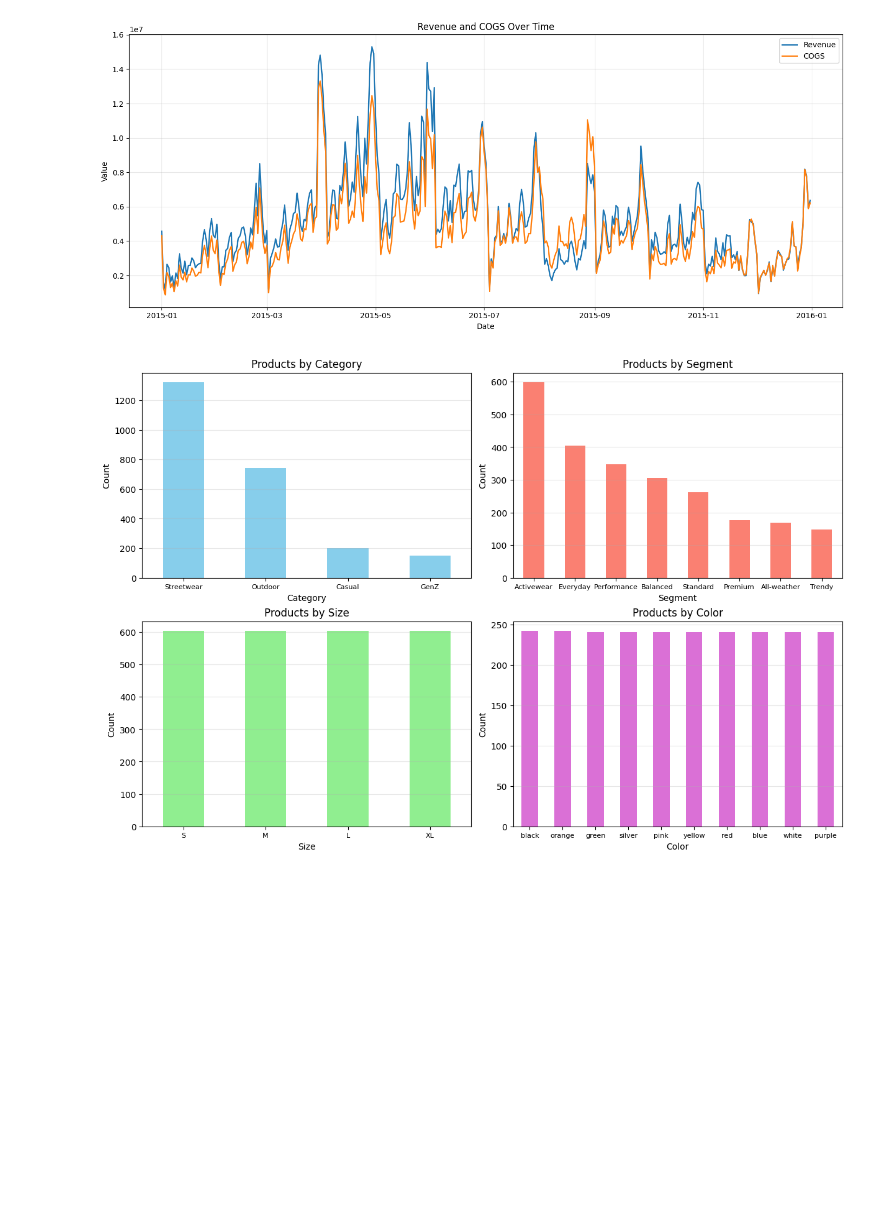
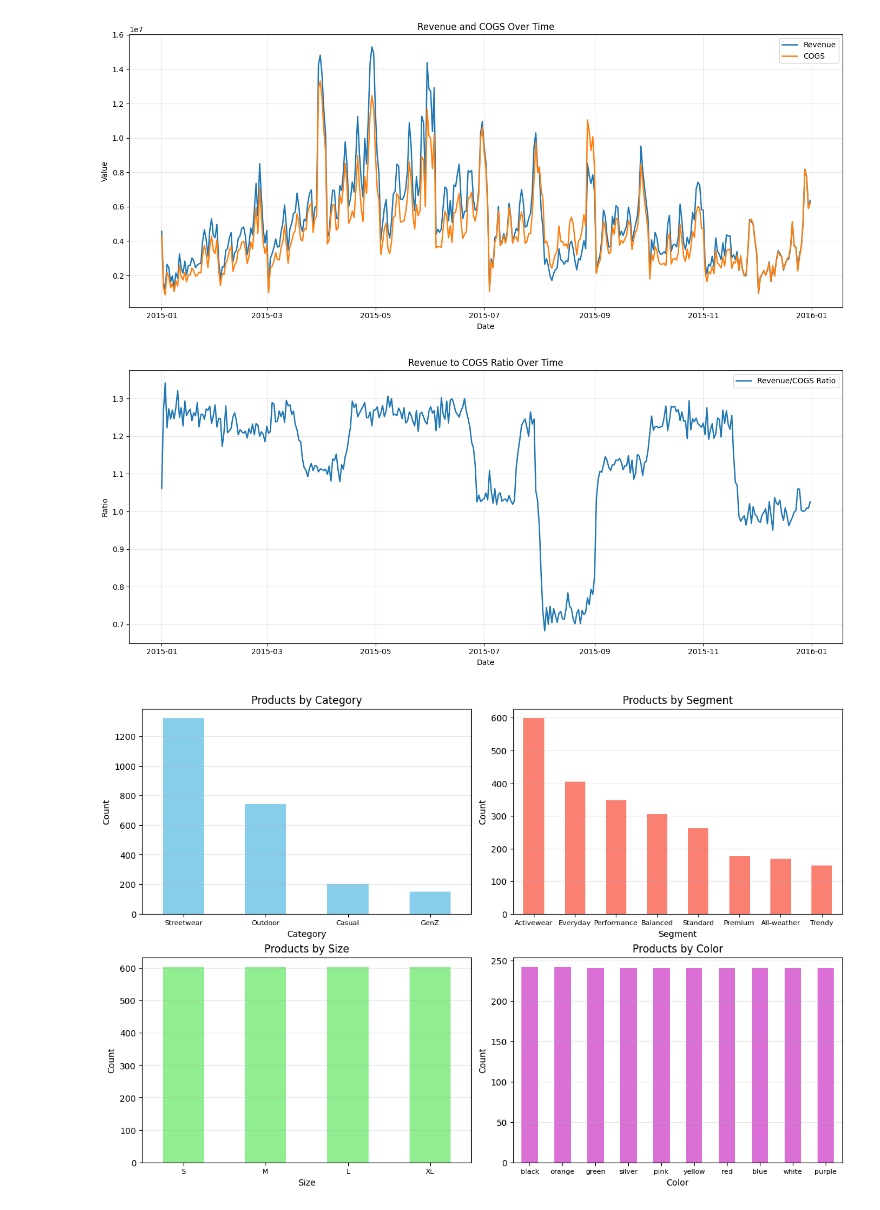
Before and after one commit to 24127027/datathon2026, a Jupyter notebook: notebooks/eda.ipynb, the cells around one changed output. Saved outputs shown, nothing was run; the diff lists cells and outputs as text; code cells hidden in the pictures; blank space fills up the shorter version.

```diff
--- a/notebooks/eda.ipynb
+++ b/notebooks/eda.ipynb
@@ -160,6 +160,20 @@ plt.tight_layout()
 plt.show()
 # %% [output]
 [figure]
+# %%
+# plot cogs / revenue ratio
+plot_df["Ratio"] = plot_df["Revenue"] / plot_df["COGS"]
+fig, ax = plt.subplots(figsize=(14, 6))
+ax.plot(plot_df["Date"], plot_df["Ratio"], label="Revenue/COGS Ratio", linewidth=1.8)
+ax.set_title("Revenue to COGS Ratio Over Time")
+ax.set_xlabel("Date")
+ax.set_ylabel("Ratio")
+ax.legend()
+ax.grid(alpha=0.3)
+plt.tight_layout()
+plt.show()
+# %% [output]
+[figure, added]
 # %%
 from src.data import load_products
 df_products = load_products(data_root=DATA_ROOT)
```
Also changed, not shown: 3 other files.
